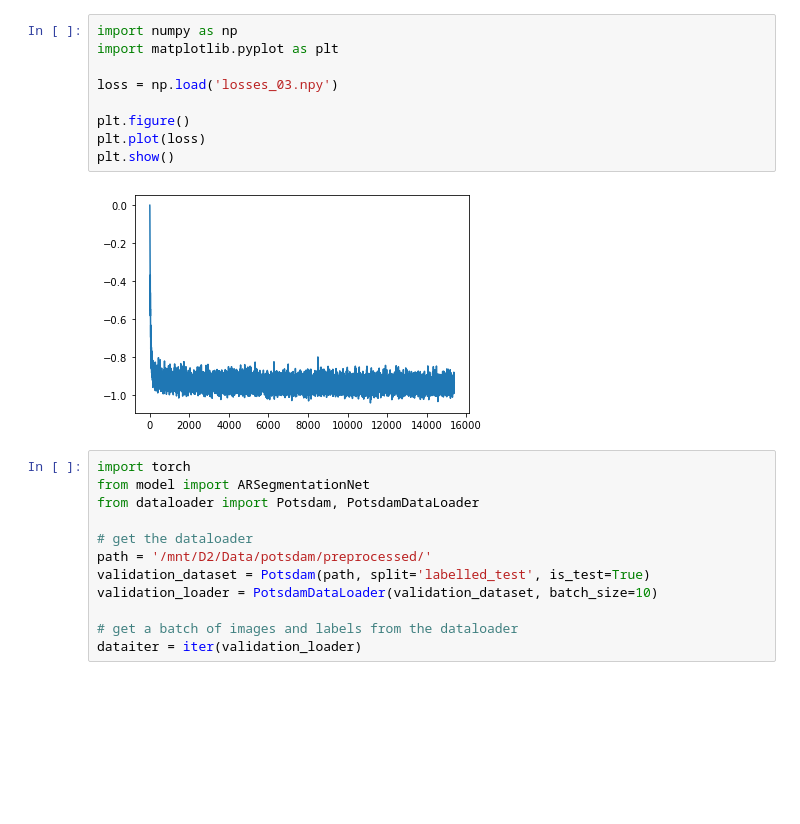
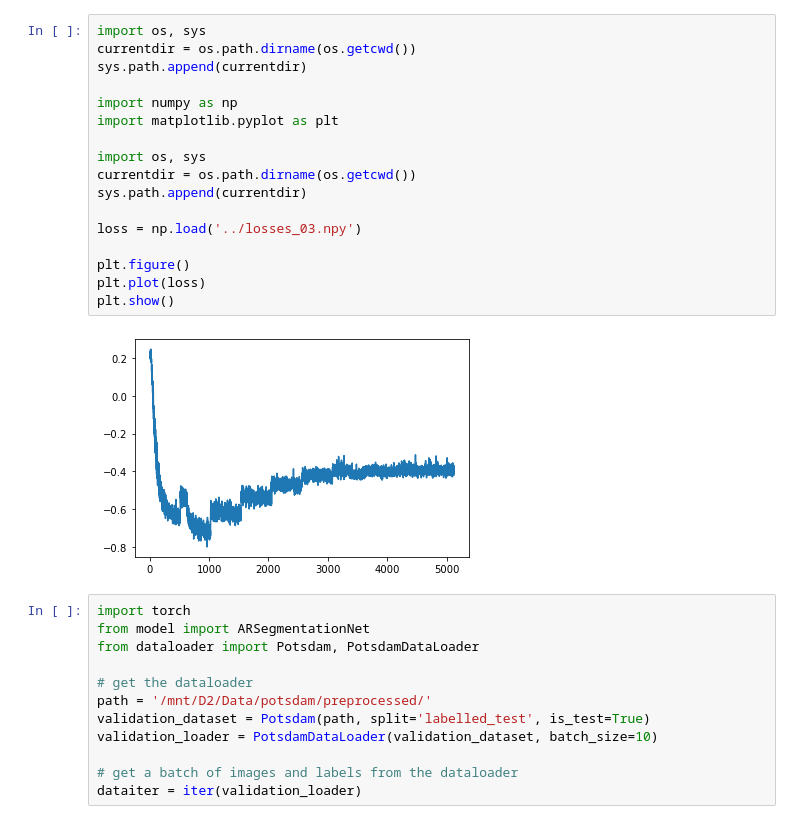
Before and after one commit to Max-Manning/autoregunsupseg, a Jupyter notebook: notebooks/Check_model.ipynb, the cells around one changed output. Drawn from its saved outputs; the diff is of its cells as text; blank space fills up the shorter version.

```diff
--- a/notebooks/Check_model.ipynb
+++ b/notebooks/Check_model.ipynb
@@ -1,14 +1,22 @@
 # %%
+import os, sys
+currentdir = os.path.dirname(os.getcwd())
+sys.path.append(currentdir)
+
 import numpy as np
 import matplotlib.pyplot as plt
 
-loss = np.load('losses_03.npy')
+import os, sys
+currentdir = os.path.dirname(os.getcwd())
+sys.path.append(currentdir)
+
+loss = np.load('../losses_03.npy')
 
 plt.figure()
 plt.plot(loss)
 plt.show()
 # %% [output]
-[figure, old version]
+[figure, new version]
 # %%
 import torch
 from model import ARSegmentationNet
```
Also changed, not shown: parts of 2 cells of this notebook, 7 other files.
